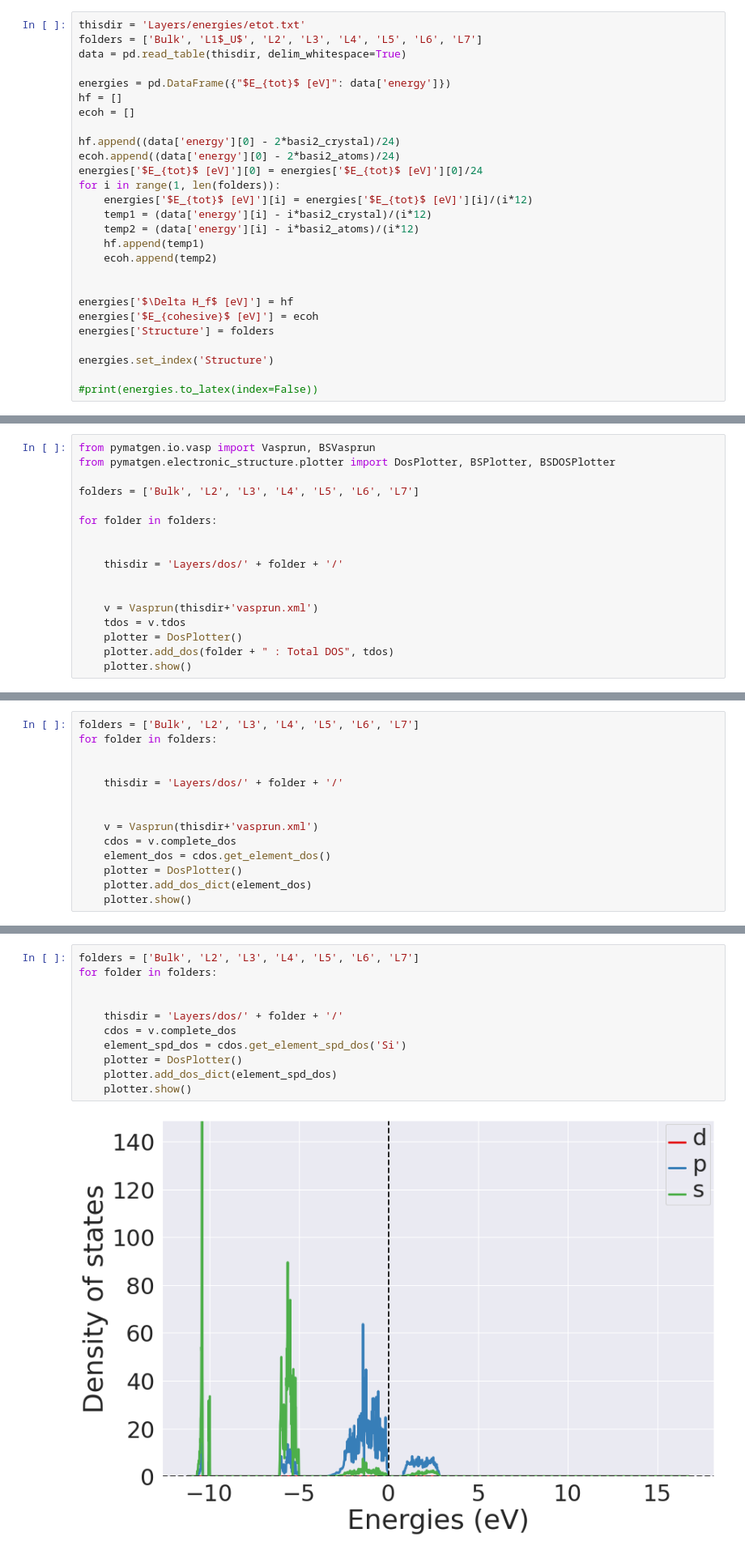
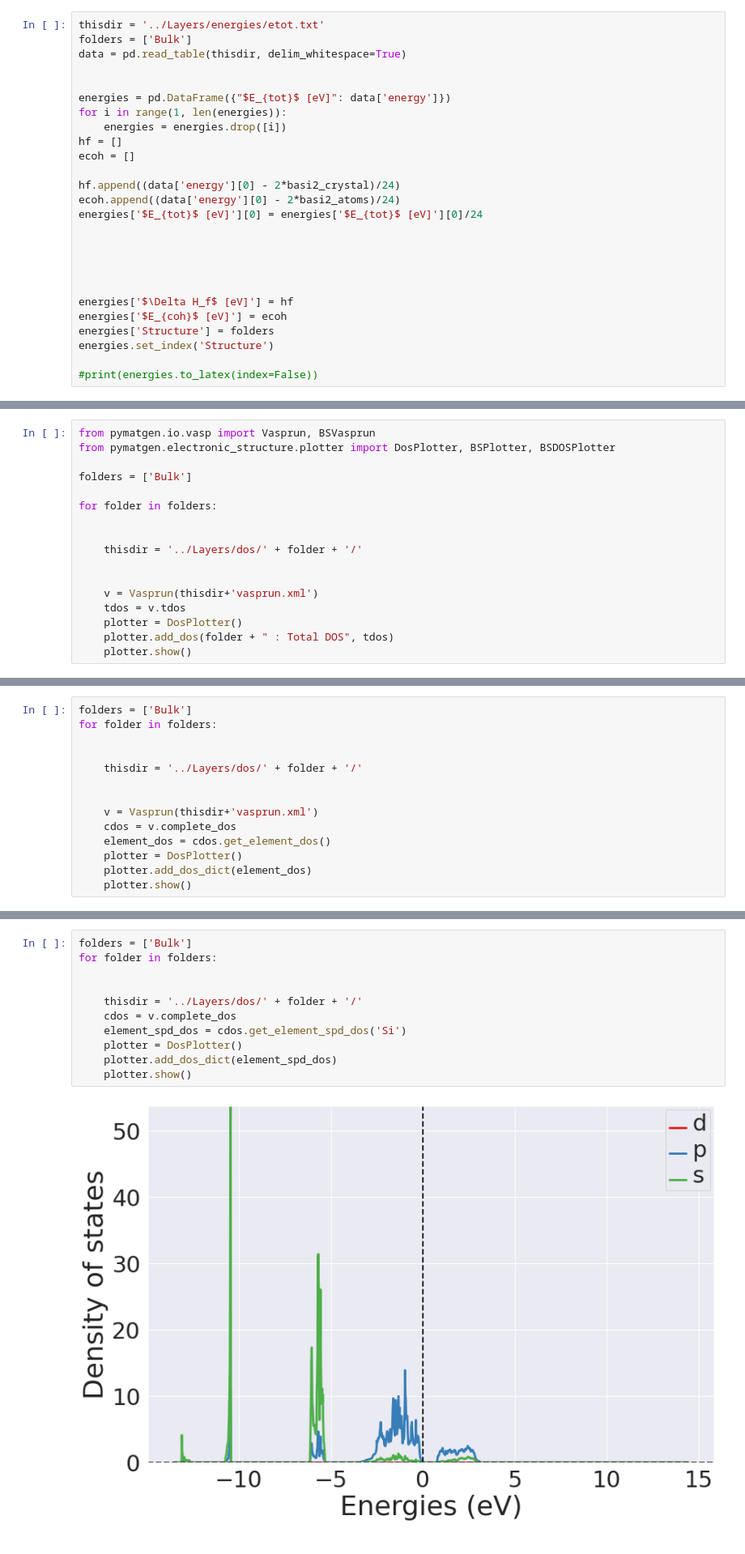
Before and after one commit to Moejay10/DFT, a Jupyter notebook: Results/Notebooks/Bulk_Analysis.ipynb, the cells around one changed output, grey strips where cells are left out. Shown at 81% size. Saved outputs shown, nothing was run; the diff lists cells and outputs as text.

```diff
--- a/Results/Notebooks/Bulk_Analysis.ipynb
+++ b/Results/Notebooks/Bulk_Analysis.ipynb
@@ -219,29 +216,28 @@ $\Delta H_f$(BaSi$_2$) = E$_{tot}$(BaSi$_2$) - $\mu_{Ba}$ - 2$\mu_{Si}$
 
 Here, $\Delta H_f$(BaSi$_2$) is the enthalpy of formation of compound BaSi$_2$. E$_{tot}$ (BaSi$_2$) is the total energy of the compound BaSi$_2$. $\mu_{Ba}$ and $\mu_{Si}$ represent the chemical potential of respective element (Ba and Si), i.e., a ground state total energy of each elemental solid per atom.
 # %%
-thisdir = 'Layers/energies/etot.txt'
-folders = ['Bulk', 'L1$_U$', 'L2', 'L3', 'L4', 'L5', 'L6', 'L7']
+thisdir = '../Layers/energies/etot.txt'
+folders = ['Bulk']
 data = pd.read_table(thisdir, delim_whitespace=True)
 
+
 energies = pd.DataFrame({"$E_{tot}$ [eV]": data['energy']})
+for i in range(1, len(energies)):
+    energies = energies.drop([i])
 hf = []
 ecoh = []
 
 hf.append((data['energy'][0] - 2*basi2_crystal)/24)
 ecoh.append((data['energy'][0] - 2*basi2_atoms)/24)
 energies['$E_{tot}$ [eV]'][0] = energies['$E_{tot}$ [eV]'][0]/24
-for i in range(1, len(folders)):
-    energies['$E_{tot}$ [eV]'][i] = energies['$E_{tot}$ [eV]'][i]/(i*12)
-    temp1 = (data['energy'][i] - i*basi2_crystal)/(i*12)
-    temp2 = (data['energy'][i] - i*basi2_atoms)/(i*12)
-    hf.append(temp1)
-    ecoh.append(temp2)
+
+
+
 
 
 energies['$\Delta H_f$ [eV]'] = hf
-energies['$E_{cohesive}$ [eV]'] = ecoh
+energies['$E_{coh}$ [eV]'] = ecoh
 energies['Structure'] = folders
-
 energies.set_index('Structure')
 
 #print(energies.to_latex(index=False))
@@ -378,12 +343,12 @@ plt.legend(['LDA'])
 from pymatgen.io.vasp import Vasprun, BSVasprun
 from pymatgen.electronic_structure.plotter import DosPlotter, BSPlotter, BSDOSPlotter
 
-folders = ['Bulk', 'L2', 'L3', 'L4', 'L5', 'L6', 'L7']
+folders = ['Bulk']
 
 for folder in folders:
 
 
-    thisdir = 'Layers/dos/' + folder + '/'
+    thisdir = '../Layers/dos/' + folder + '/'
 
 
     v = Vasprun(thisdir+'vasprun.xml')
@@ -402,11 +361,11 @@ for folder in folders:
 # %% [markdown]
 ## Elemental DOS
 # %%
-folders = ['Bulk', 'L2', 'L3', 'L4', 'L5', 'L6', 'L7']
+folders = ['Bulk']
 for folder in folders:
 
 
-    thisdir = 'Layers/dos/' + folder + '/'
+    thisdir = '../Layers/dos/' + folder + '/'
 
 
     v = Vasprun(thisdir+'vasprun.xml')
@@ -426,15 +379,15 @@ for folder in folders:
 # %% [markdown]
 ### Si spd DOS
 # %%
-folders = ['Bulk', 'L2', 'L3', 'L4', 'L5', 'L6', 'L7']
+folders = ['Bulk']
 for folder in folders:
 
 
-    thisdir = 'Layers/dos/' + folder + '/'
+    thisdir = '../Layers/dos/' + folder + '/'
     cdos = v.complete_dos
     element_spd_dos = cdos.get_element_spd_dos('Si')
     plotter = DosPlotter()
     plotter.add_dos_dict(element_spd_dos)
     plotter.show()
 # %% [output]
-[figure, old version]
+[figure, new version]
```
Also changed, not shown: parts of 19 cells of this notebook, 1 other file.
